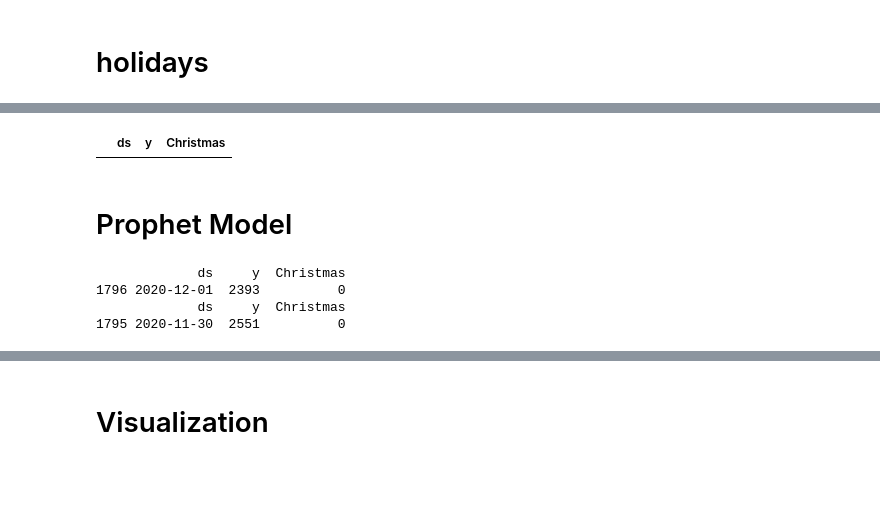
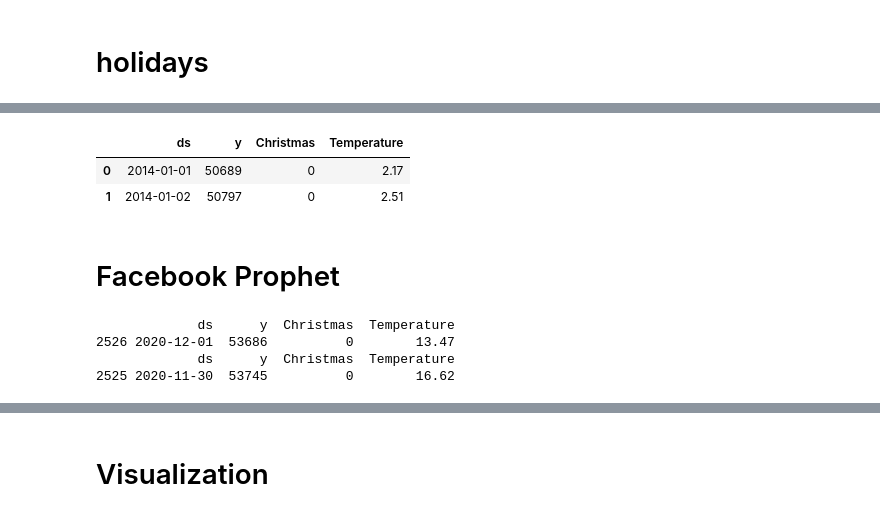
Before and after one commit to Abdelmalik9/Demand-Forecasting, a Jupyter notebook: Script/Prophet.ipynb, the cells around one changed output, grey strips where cells are left out. Cells and saved outputs as stored; diff of their text form; code cells hidden in the pictures; blank space fills up the shorter version.

```diff
--- a/Script/Prophet.ipynb
+++ b/Script/Prophet.ipynb
@@ -7,6 +7,6 @@ import pandas as pd
 from prophet import Prophet
 # %%
 #Data
-df = pd.read_csv("Udemy_wikipedia_visits.csv")
+df = pd.read_csv("DHS_Daily_Report_2020.csv")
 df.tail(33)
 # %% [output]
@@ -85,6 +80,6 @@ Name: Date, Length: 1827, dtype: datetime64[ns]
 # %%
 #Change variable: Date -> ds, time-series (Udemy) -> y
 df = df.rename(columns = {'Date': 'ds',
-                          'Udemy': 'y'})
+                          'Total Individuals in Shelter': 'y'})
 df.head(1)
 # %% [output]
@@ -125,11 +124,13 @@ holidays
 # %%
-#Remove holidays from the main df
-df = df.drop(columns = ["Easter", "Black Friday"])
-df.head(0)
+#Tidying up the DF
+df = df.drop(columns = ["Easter", "Thanksgiving"])
+df.head(2)
 # %% [output]
-|  | ds | y | Christmas |
+|  | ds | y | Christmas | Temperature |
+| 0 | 2014-01-01 | 50689 | 0 | 2.17 |
+| 1 | 2014-01-02 | 50797 | 0 | 2.51 |
 # %% [markdown]
-# Prophet Model
+# Facebook Prophet
 # %%
 #Training and Test Split
 test_days = 31
@@ -138,10 +139,10 @@ test = df.iloc[-test_days:, : ]
 print(test.head(1))
 print(training.tail(1))
 # %% [output]
-             ds     y  Christmas
-1796 2020-12-01  2393          0
-             ds     y  Christmas
-1795 2020-11-30  2551          0
+             ds      y  Christmas  Temperature
+2526 2020-12-01  53686          0        13.47
+             ds      y  Christmas  Temperature
+2525 2020-11-30  53745          0        16.62
 # %%
 #Prophet Model
 m = Prophet(growth = 'linear',
```
Also changed, not shown: parts of 27 cells of this notebook.
